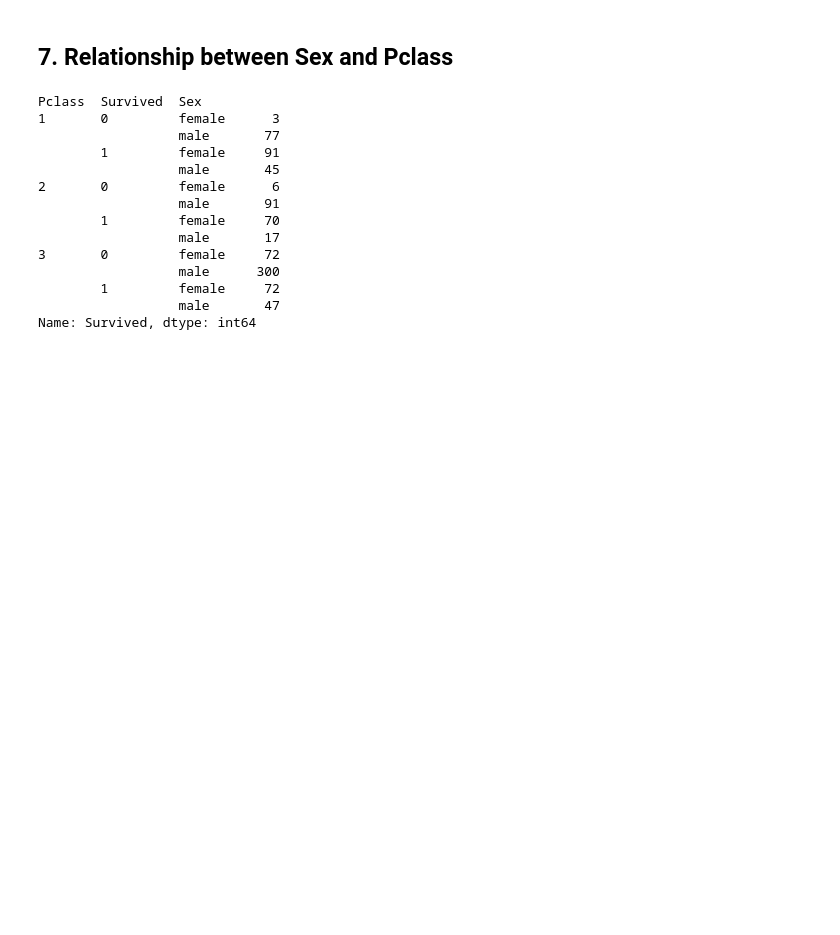
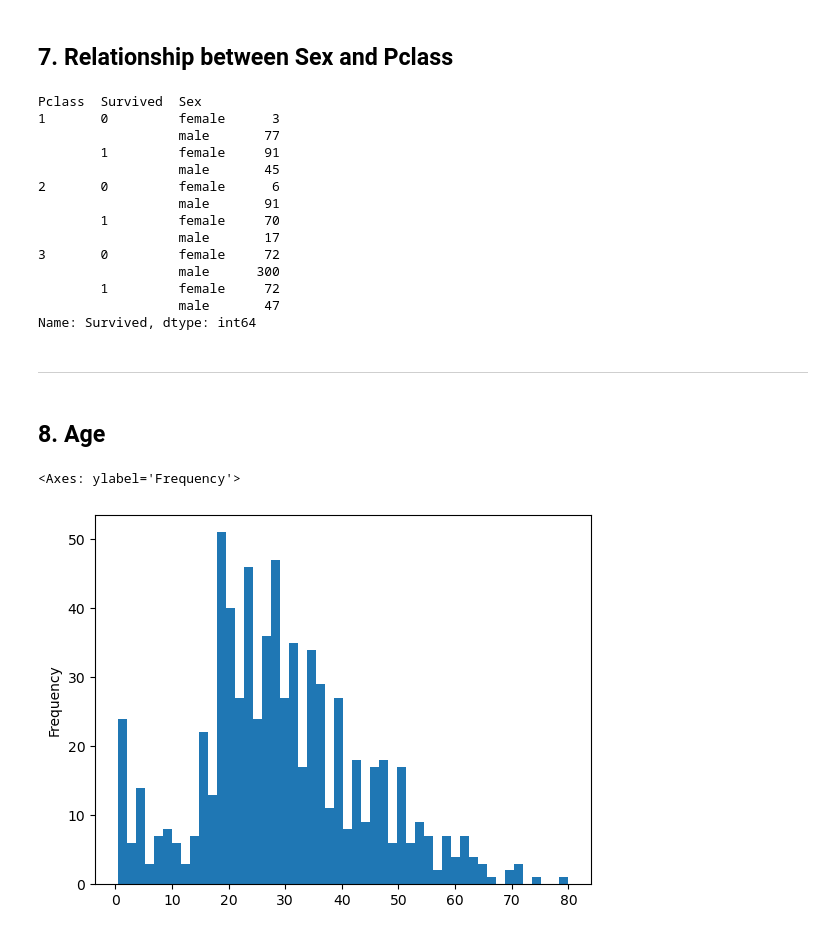
Before and after one commit to davidedigrande/titanic-dataset-eda, a Jupyter notebook: notebook.ipynb, the cells around one changed output. Saved outputs shown, nothing was run; the diff lists cells and outputs as text; code cells hidden in the pictures; blank space fills up the shorter version.

```diff
--- a/notebook.ipynb
+++ b/notebook.ipynb
@@ -236,3 +319,23 @@ Pclass  Survived  Sex
         1         female     72
                   male       47
 Name: Survived, dtype: int64
+# %% [markdown]
+---
+# %% [markdown]
+## 8. Age
+# %%
+#media
+#mediana
+##moda
+#minimo
+#massimo
+
+df["Age"].max()
+df["Age"].min()
+df["Age"].mean()
+df["Age"].median()
+
+df["Age"].plot(kind="hist", bins = 50)
+# %% [output]
+<Axes: ylabel='Frequency'>
+[figure, added]
```
Also changed, not shown: parts of 6 cells of this notebook.
